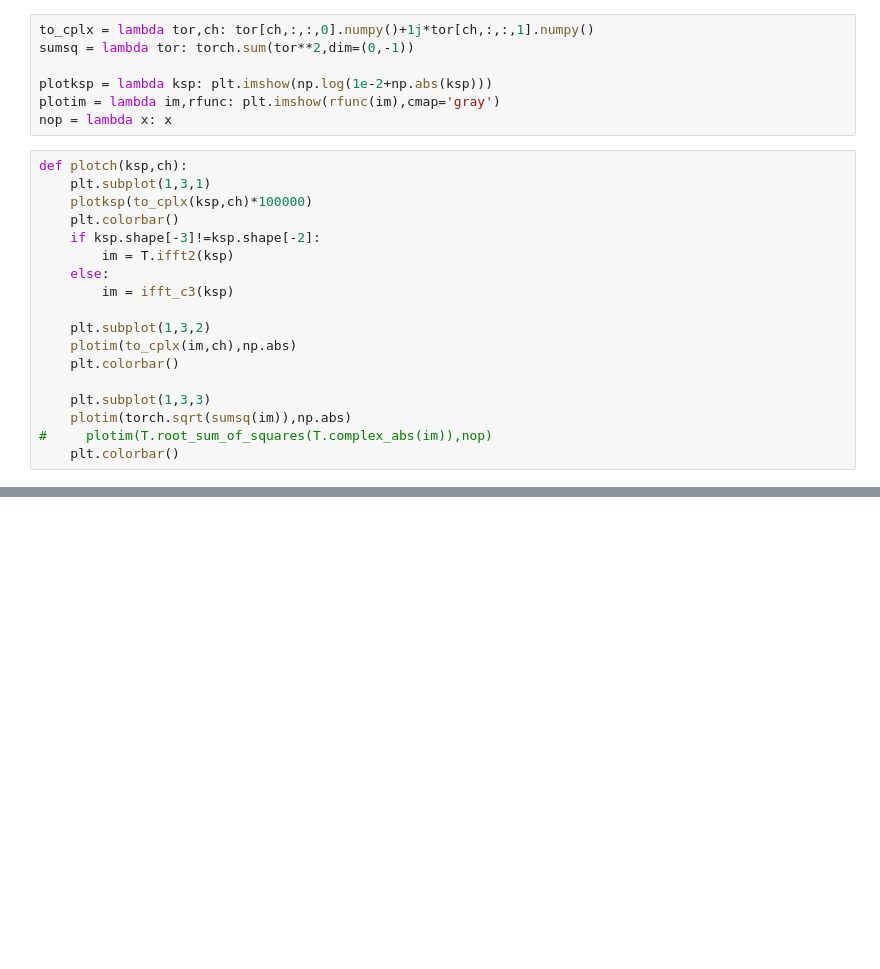
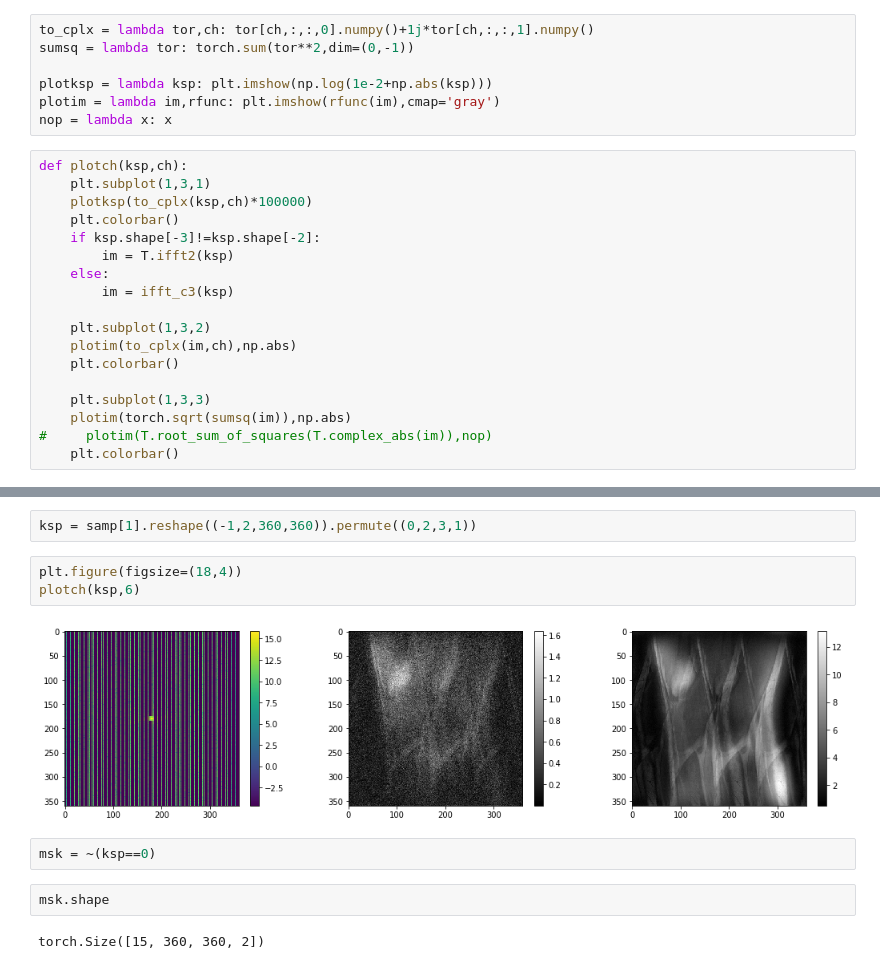
Before and after one commit to amritkumar9595/fastMRI, a Jupyter notebook: square.ipynb, the cells around one changed output, grey strips where cells are left out. Cells and saved outputs as stored; diff of their text form; blank space fills up the shorter version.

```diff
--- a/square.ipynb
+++ b/square.ipynb
@@ -117,0 +264,13 @@ for selslice in range(len(slices)):
+# %%
+ksp = samp[1].reshape((-1,2,360,360)).permute((0,2,3,1))
+# %%
+plt.figure(figsize=(18,4))
+plotch(ksp,6)
+# %% [output]
+[figure, added]
+# %%
+msk = ~(ksp==0)
+# %%
+msk.shape
+# %% [output]
+torch.Size([15, 360, 360, 2])
```
Also changed, not shown: parts of 34 cells of this notebook, 5 other files.
